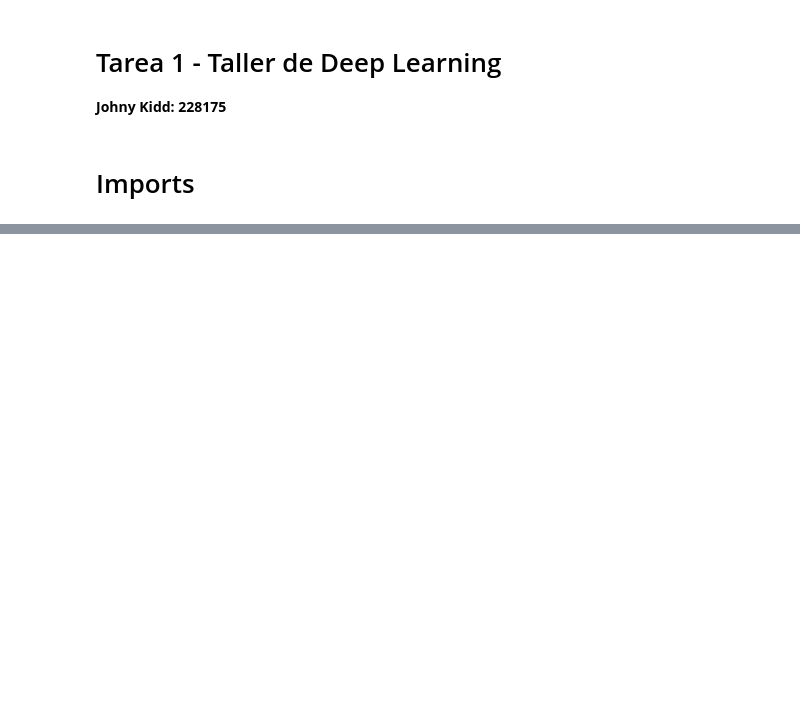
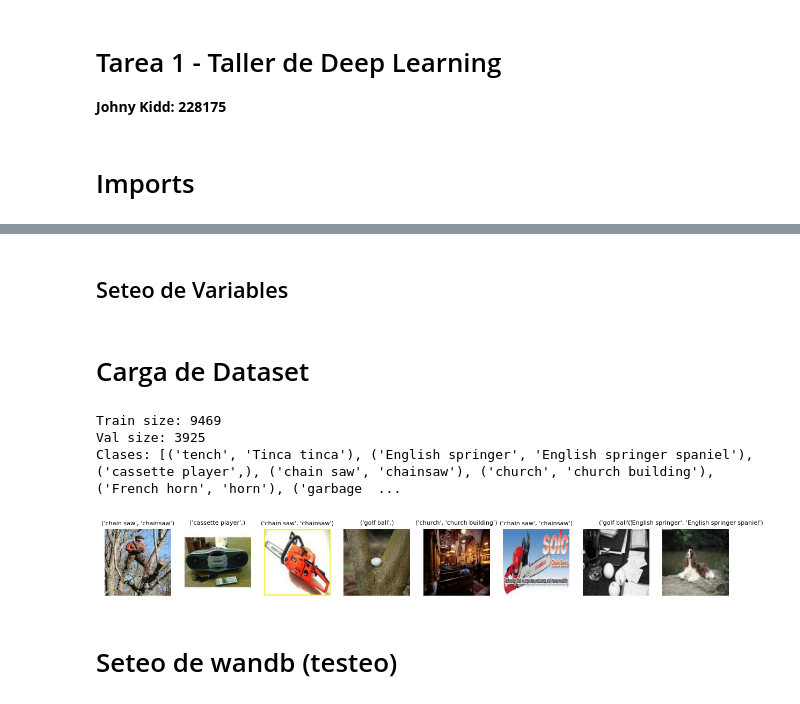
Before and after one commit to kidnixt/imagenette, a Jupyter notebook: imagenette.ipynb, the cells around one changed output, grey strips where cells are left out. Cells and saved outputs as stored; diff of their text form; code cells hidden in the pictures; blank space fills up the shorter version.

```diff
--- a/imagenette.ipynb
+++ b/imagenette.ipynb
@@ -46,0 +48,2 @@ True
+# %% [markdown]
+## Seteo de Variables
@@ -46,0 +53,44 @@ True
+# %% [markdown]
+# Carga de Dataset
+# %%
+transform = transforms.Compose([
+    transforms.Resize((160, 160)),
+    transforms.ToTensor()
+])
+
+# Cargamos Imagenette 160px
+train_dataset = datasets.Imagenette(
+    root="./data", size="160px", split="train", download=False, transform=transform
+)
+val_dataset = datasets.Imagenette(
+    root="./data", size="160px", split="val", download=False, transform=transform
+)
+
+# Dataloaders
+train_loader = DataLoader(train_dataset, batch_size=BATCH_SIZE, shuffle=True, num_workers=NUM_WORKERS)
+val_loader = DataLoader(val_dataset, batch_size=BATCH_SIZE, shuffle=False, num_workers=NUM_WORKERS)
+
+print(f"Train size: {len(train_dataset)}")
+print(f"Val size: {len(val_dataset)}")
+print(f"Clases: {train_dataset.classes}")
+# %% [output]
+Train size: 9469
+Val size: 3925
+Clases: [('tench', 'Tinca tinca'), ('English springer', 'English springer spaniel'), ('cassette player',), ('chain saw', 'chainsaw'), ('church', 'church building'), ('French horn', 'horn'), ('garbage  ...
+# %%
+# Mostrar algunos ejemplos de imágenes
+def show_samples(dataset, n=8):
+    indices = np.random.choice(len(dataset), n, replace=False)  # Selecciona índices aleatorios
+    fig, axes = plt.subplots(1, n, figsize=(15, 3))
+    for i, idx in enumerate(indices):
+        img, label = dataset[idx]
+        axes[i].imshow(np.transpose(img.numpy(), (1, 2, 0)))
+        axes[i].set_title(dataset.classes[label], fontsize=8)
+        axes[i].axis("off")
+    plt.show()
+
+show_samples(train_dataset)
+# %% [output]
+[figure, added]
+# %% [markdown]
+# Seteo de wandb (testeo)
```
Also changed, not shown: parts of 20 cells of this notebook, 3 other files.
